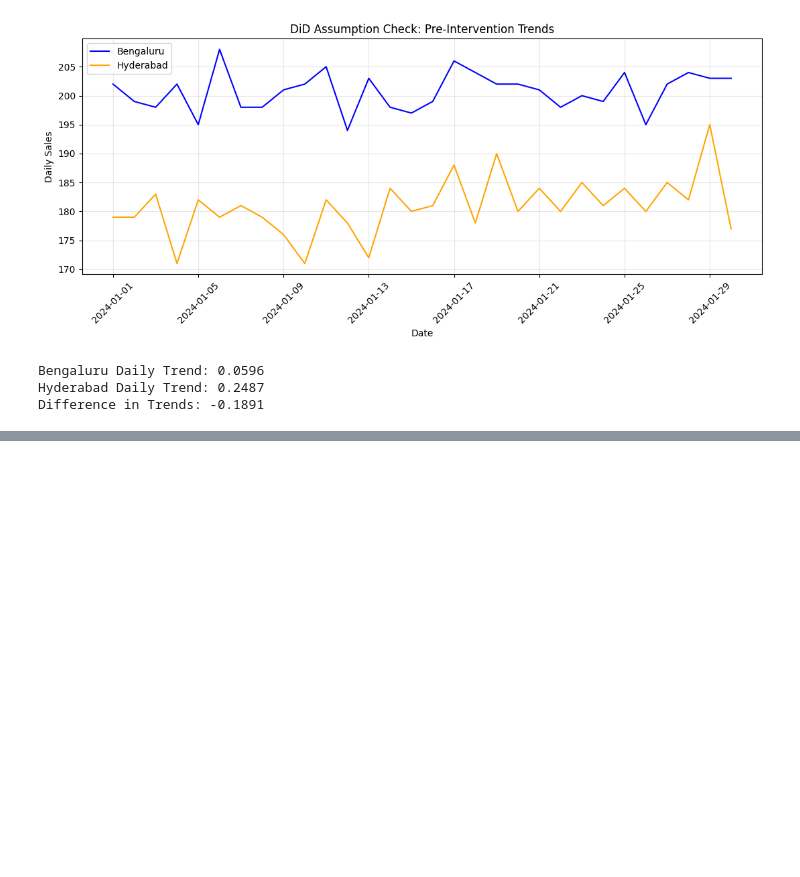
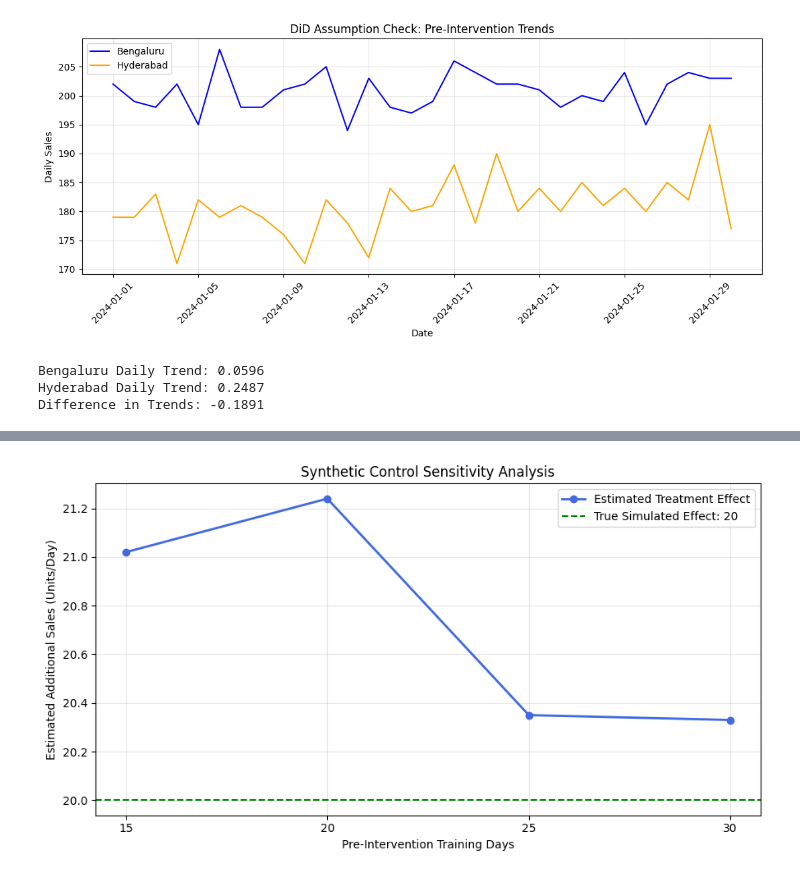
Before and after one commit to ShrinidhiUshetty/algorithmic-pricing-analysis, a Jupyter notebook: notebooks/02_causal_inference.ipynb, the cells around one changed output, grey strips where cells are left out. Drawn from its saved outputs; the diff is of its cells as text; code cells hidden in the pictures; blank space fills up the shorter version.

```diff
--- a/notebooks/02_causal_inference.ipynb
+++ b/notebooks/02_causal_inference.ipynb
@@ -938,0 +1118,31 @@ Difference in Trends: -0.1891
+# %%
+import matplotlib.pyplot as plt
+
+plt.figure(figsize=(9, 5))
+
+plt.plot(
+    sensitivity_df["Training_Days"],
+    sensitivity_df["Estimated_Effect"],
+    marker="o",
+    linewidth=2,
+    color="royalblue",
+    label="Estimated Treatment Effect"
+)
+
+plt.axhline(
+    y=20,
+    color="green",
+    linestyle="--",
+    label="True Simulated Effect: 20"
+)
+
+plt.title("Synthetic Control Sensitivity Analysis")
+plt.xlabel("Pre-Intervention Training Days")
+plt.ylabel("Estimated Additional Sales (Units/Day)")
+plt.xticks([15, 20, 25, 30])
+plt.legend()
+plt.grid(alpha=0.3)
+plt.tight_layout()
+plt.show()
+# %% [output]
+[figure, added]
```
Also changed, not shown: parts of 4 cells of this notebook.
